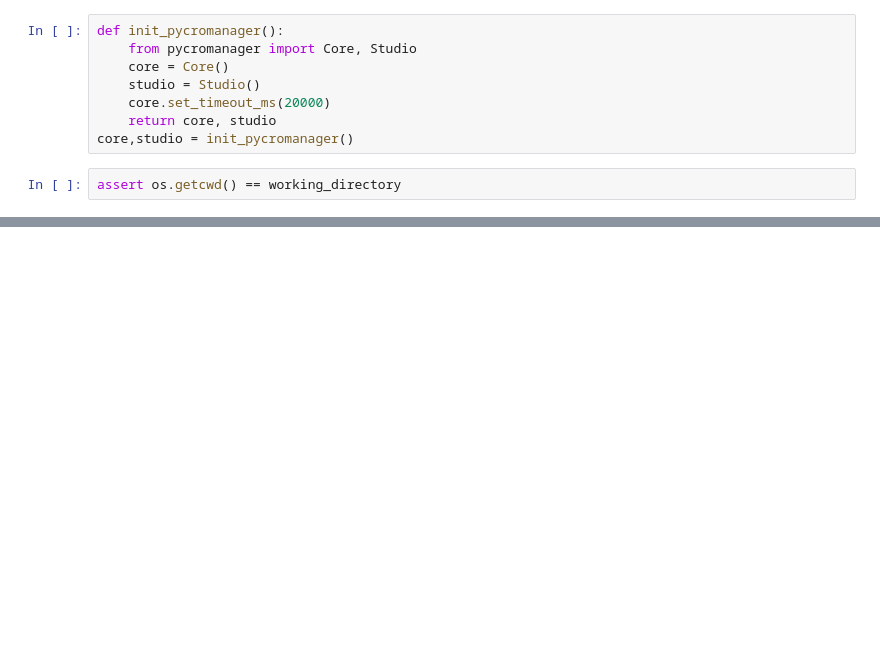
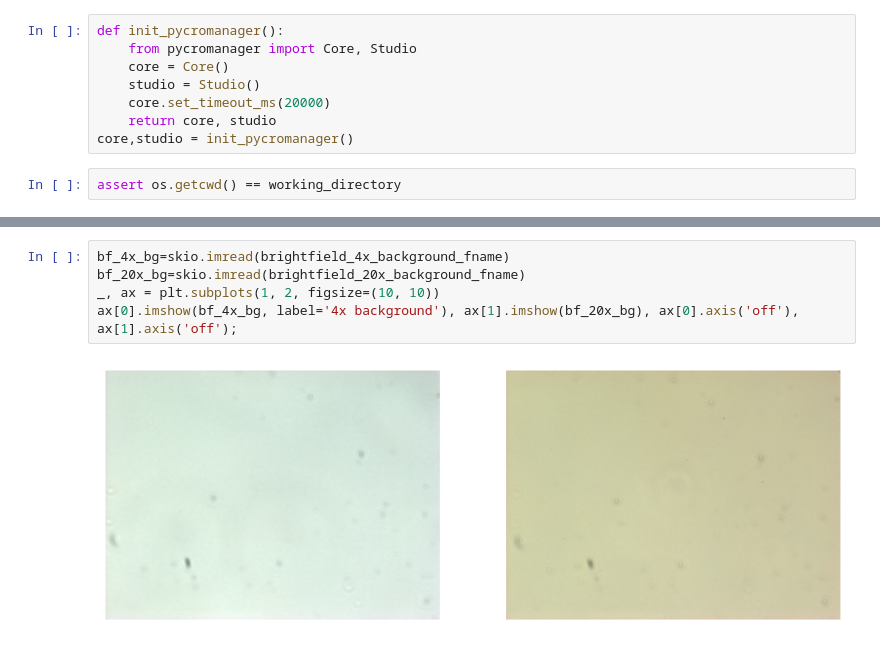
Before and after one commit to JenuC/smart-wsi-scanner, a Jupyter notebook: main_20231005.ipynb, the cells around one changed output, grey strips where cells are left out. Saved outputs shown, nothing was run; the diff lists cells and outputs as text; blank space fills up the shorter version.

```diff
--- a/main_20231005.ipynb
+++ b/main_20231005.ipynb
@@ -115,0 +198,7 @@ from smartpath_libraries.sp_acquisition import SPAcquisition
+# %%
+bf_4x_bg=skio.imread(brightfield_4x_background_fname)
+bf_20x_bg=skio.imread(brightfield_20x_background_fname)
+_, ax = plt.subplots(1, 2, figsize=(10, 10))
+ax[0].imshow(bf_4x_bg, label='4x background'), ax[1].imshow(bf_20x_bg), ax[0].axis('off'), ax[1].axis('off');
+# %% [output]
+[figure, added]
```
Also changed, not shown: parts of 64 cells of this notebook, 2 other files.
